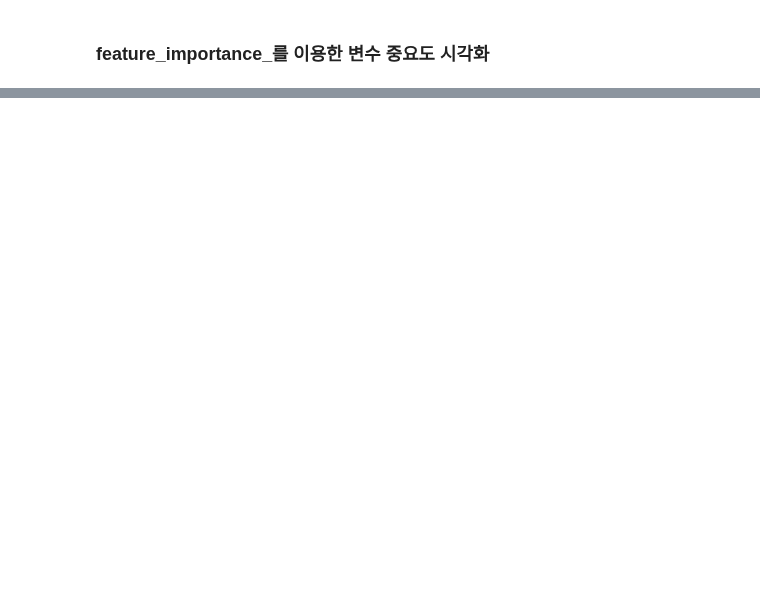
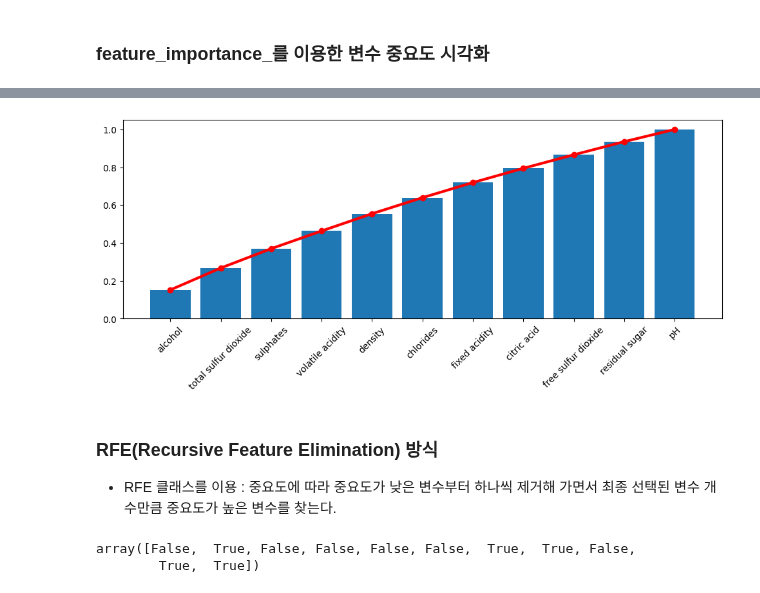
Before and after one commit to onizuka-38/ai_x, a Jupyter notebook: source/10_MachineLearning/ch4_머신러닝모형최적화.ipynb, the cells around one changed output, grey strips where cells are left out. Cells and saved outputs as stored; diff of their text form; code cells hidden in the pictures; blank space fills up the shorter version.

```diff
--- a/source/10_MachineLearning/ch4_머신러닝모형최적화.ipynb
+++ b/source/10_MachineLearning/ch4_머신러닝모형최적화.ipynb
@@ -175,0 +198,6 @@ features
+# %%
+# features.importance 누적합
+# l = [1, 2, 3]
+# np.cumsum(l)
+y_stack = np.cumsum(features.importance)
+np.c_[features.importance, y_stack]
@@ -175,0 +216,21 @@ features
+# %%
+# 누적합을 이용해 시각화
+plt.figure(figsize=(12, 4))
+plt.bar(features['feature'], y_stack)
+plt.plot(features['feature'], y_stack, color='red', marker='o', lw=3)
+plt.xticks(rotation=45, fontsize=10)
+plt.show()
+# %% [output]
+[figure, added]
+# %% [markdown]
+### RFE(Recursive Feature Elimination) 방식
+- RFE 클래스를 이용 : 중요도에 따라 중요도가 낮은 변수부터 하나씩 제거해 가면서 최종 선택된 변수 개수만큼 중요도가 높은 변수를 찾는다.
+# %%
+# 5개 특징이 남을 때까지 변수를 제거(기준: feature_importances_)
+from sklearn.feature_selection import RFE
+rfe = RFE(estimator=rf_model, n_features_to_select=5)
+rfe.fit(train_X, train_y)
+rfe.get_support() # 선택된 특성의 인덱스 반환
+# %% [output]
+array([False,  True, False, False, False, False,  True,  True, False,
+        True,  True])
```
Also changed, not shown: parts of 72 cells of this notebook.
